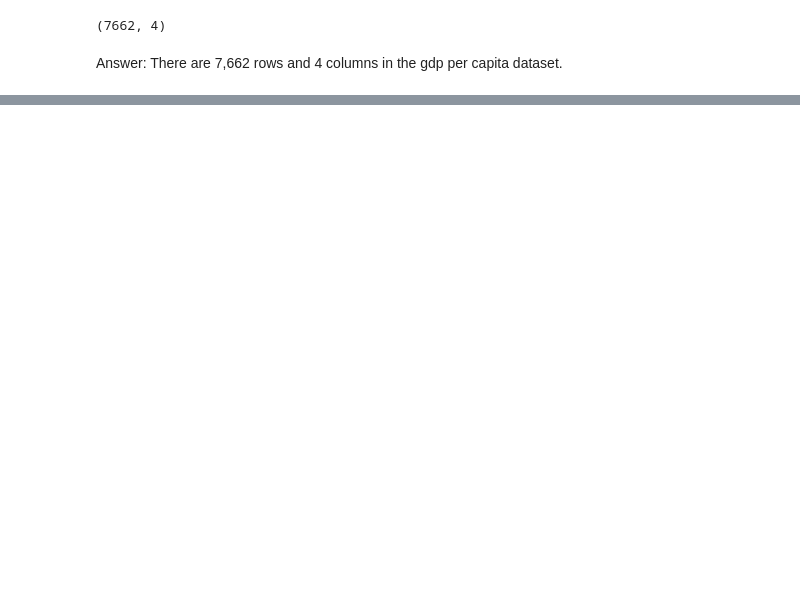
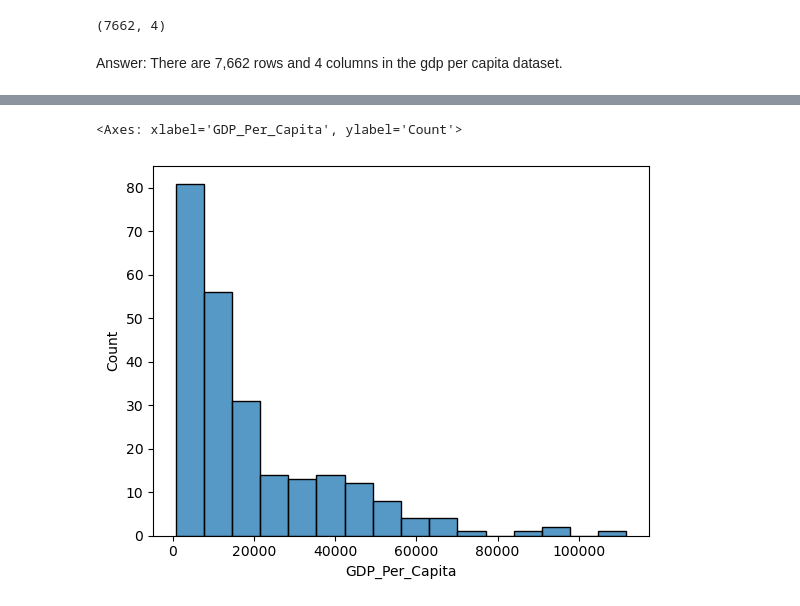
Before and after one commit to NSS-Data-Analytics-Cohort-11/undata-AdellAD4, a Jupyter notebook: notebooks/UN_data_analysis_DA11.ipynb, the cells around one changed output, grey strips where cells are left out. Drawn from its saved outputs; the diff is of its cells as text; code cells hidden in the pictures; blank space fills up the shorter version.

```diff
--- a/notebooks/UN_data_analysis_DA11.ipynb
+++ b/notebooks/UN_data_analysis_DA11.ipynb
@@ -53,0 +102,3 @@ gdp_df.head()
+# %%
+#Getting 2020
+year_2020 = gdp_df[gdp_df["Year"] == 2020]
@@ -53,0 +114,6 @@ gdp_df.head()
+# %%
+#Histogram
+sns.histplot(data=year_2020, x="GDP_Per_Capita")
+# %% [output]
+<Axes: xlabel='GDP_Per_Capita', ylabel='Count'>
+[figure, added]
```
Also changed, not shown: parts of 30 cells of this notebook.
